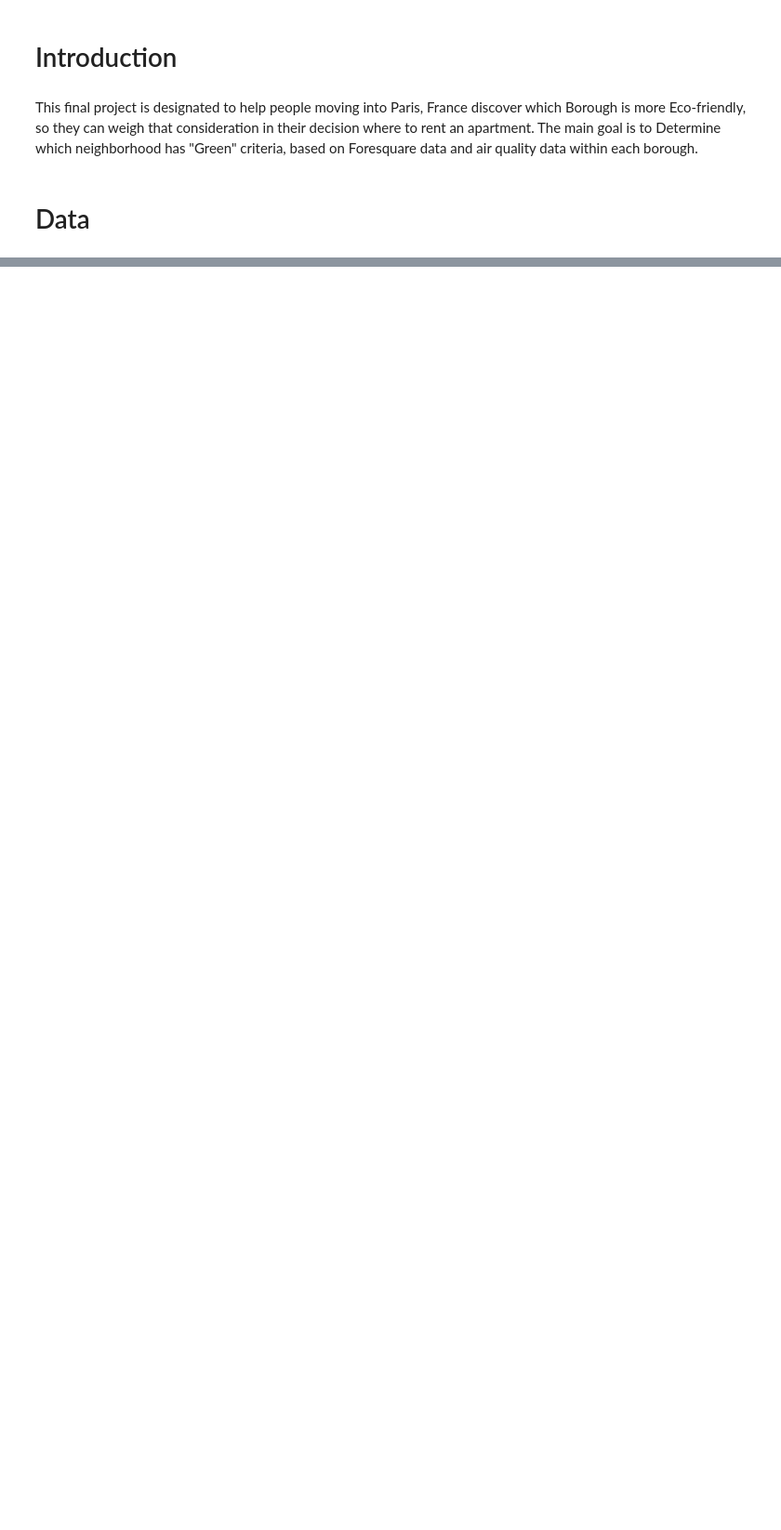
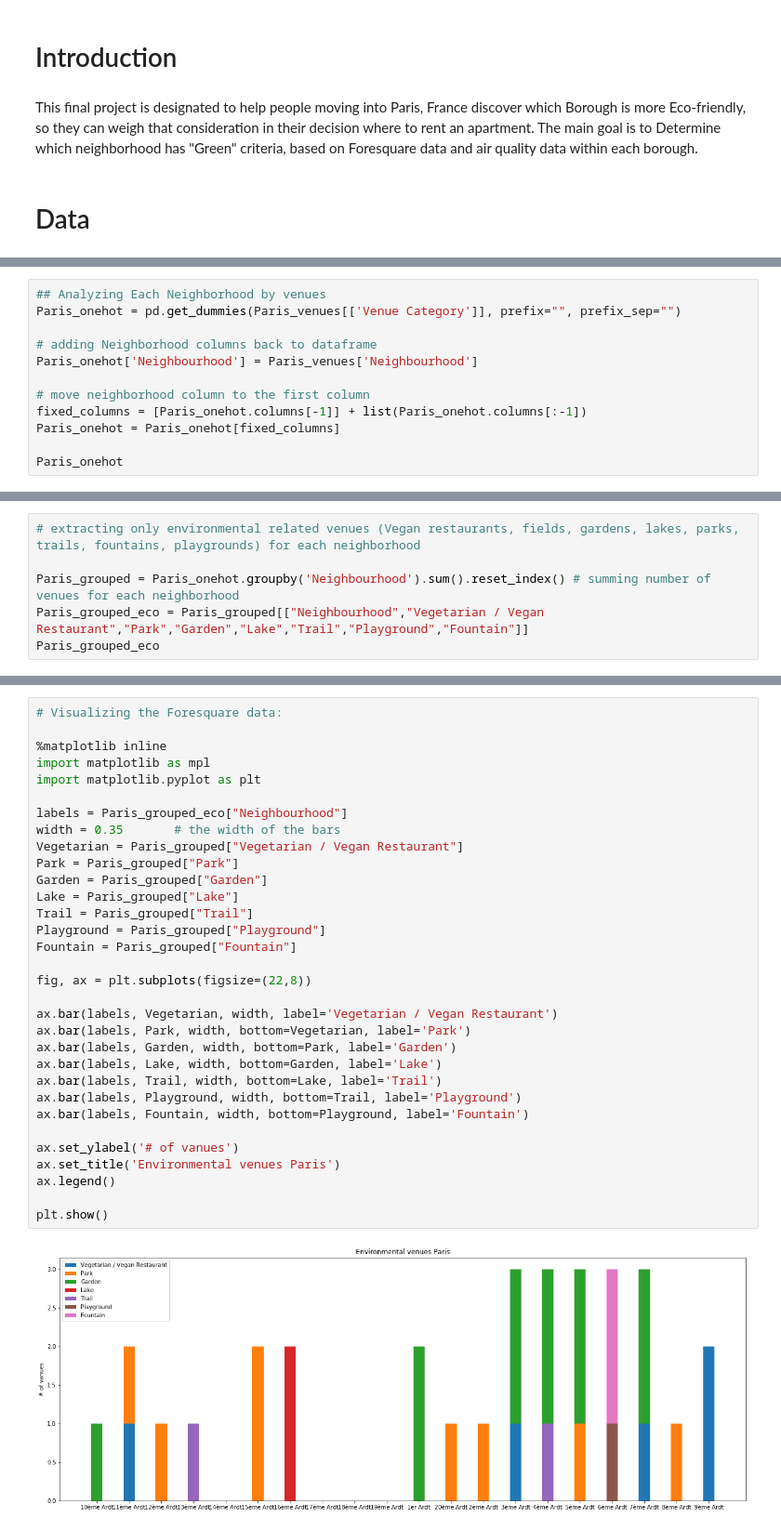
Before and after one commit to Eyal-Hashim/Coursera_Capstone, a Jupyter notebook: Capstone Project.ipynb, the cells around one changed output, grey strips where cells are left out. Shown at 93% size. Saved outputs shown, nothing was run; the diff lists cells and outputs as text; blank space fills up the shorter version.

```diff
--- a/Capstone Project.ipynb
+++ b/Capstone Project.ipynb
@@ -15,0 +188,12 @@ In order to answer the question above, data on the twenty arrondissements of Par
+# %%
+## Analyzing Each Neighborhood by venues
+Paris_onehot = pd.get_dummies(Paris_venues[['Venue Category']], prefix="", prefix_sep="")
+
+# adding Neighborhood columns back to dataframe
+Paris_onehot['Neighbourhood'] = Paris_venues['Neighbourhood']
+
+# move neighborhood column to the first column
+fixed_columns = [Paris_onehot.columns[-1]] + list(Paris_onehot.columns[:-1])
+Paris_onehot = Paris_onehot[fixed_columns]
+
+Paris_onehot
@@ -15,0 +219,6 @@ In order to answer the question above, data on the twenty arrondissements of Par
+# %%
+# extracting only environmental related venues (Vegan restaurants, fields, gardens, lakes, parks, trails, fountains, playgrounds) for each neighborhood
+
+Paris_grouped = Paris_onehot.groupby('Neighbourhood').sum().reset_index() # summing number of venues for each neighborhood
+Paris_grouped_eco = Paris_grouped[["Neighbourhood","Vegetarian / Vegan Restaurant","Park","Garden","Lake","Trail","Playground","Fountain"]]
+Paris_grouped_eco
@@ -15,0 +243,34 @@ In order to answer the question above, data on the twenty arrondissements of Par
+# %%
+# Visualizing the Foresquare data:
+
+%matplotlib inline
+import matplotlib as mpl
+import matplotlib.pyplot as plt
+
+labels = Paris_grouped_eco["Neighbourhood"]
+width = 0.35       # the width of the bars
+Vegetarian = Paris_grouped["Vegetarian / Vegan Restaurant"]
+Park = Paris_grouped["Park"]
+Garden = Paris_grouped["Garden"]
+Lake = Paris_grouped["Lake"]
+Trail = Paris_grouped["Trail"]
+Playground = Paris_grouped["Playground"]
+Fountain = Paris_grouped["Fountain"]
+
+fig, ax = plt.subplots(figsize=(22,8))
+
+ax.bar(labels, Vegetarian, width, label='Vegetarian / Vegan Restaurant')
+ax.bar(labels, Park, width, bottom=Vegetarian, label='Park')
+ax.bar(labels, Garden, width, bottom=Park, label='Garden')
+ax.bar(labels, Lake, width, bottom=Garden, label='Lake')
+ax.bar(labels, Trail, width, bottom=Lake, label='Trail')
+ax.bar(labels, Playground, width, bottom=Trail, label='Playground')
+ax.bar(labels, Fountain, width, bottom=Playground, label='Fountain')
+
+ax.set_ylabel('# of vanues')
+ax.set_title('Environmental venues Paris')
+ax.legend()
+
+plt.show()
+# %% [output]
+[figure, added]
```
Also changed, not shown: parts of 41 cells of this notebook.
